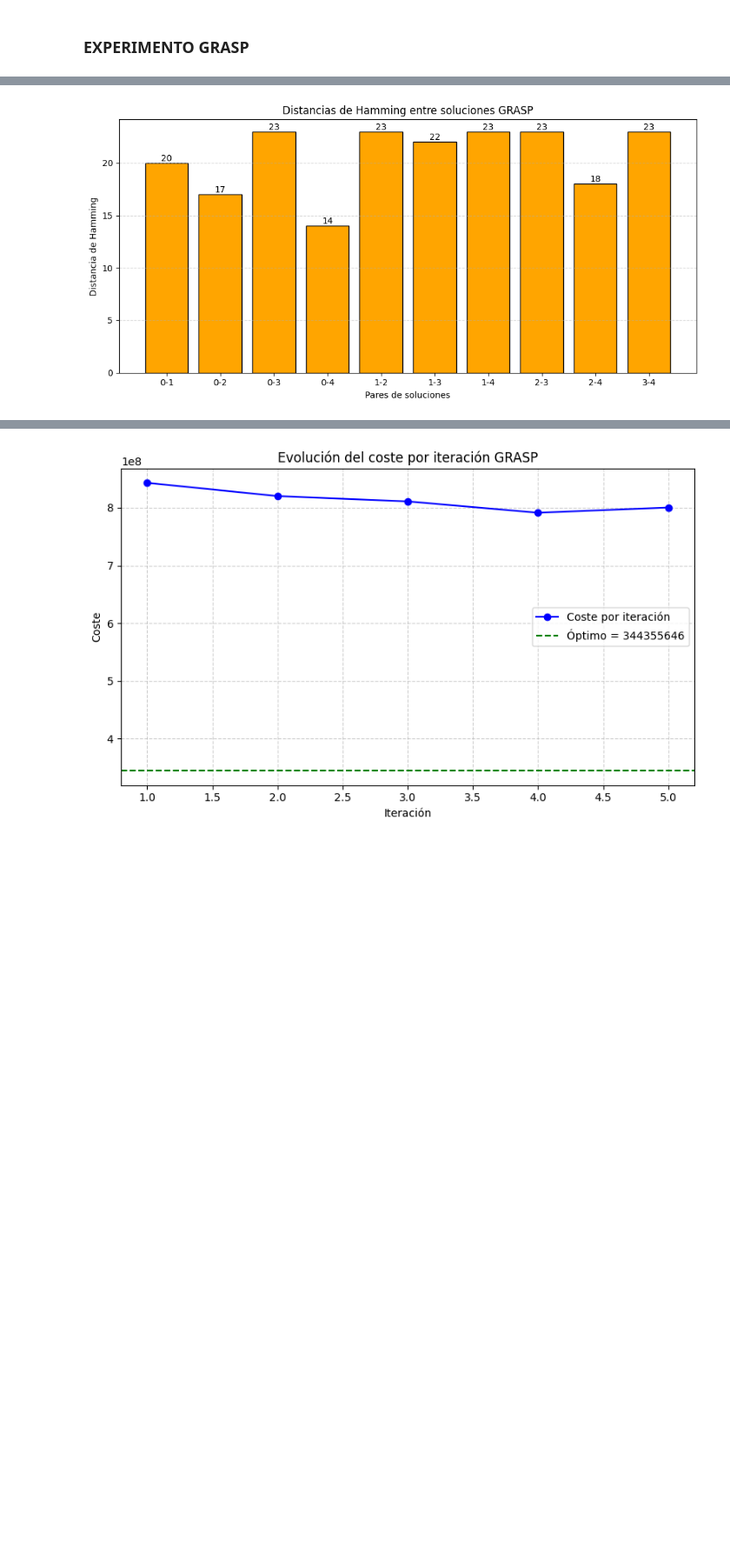
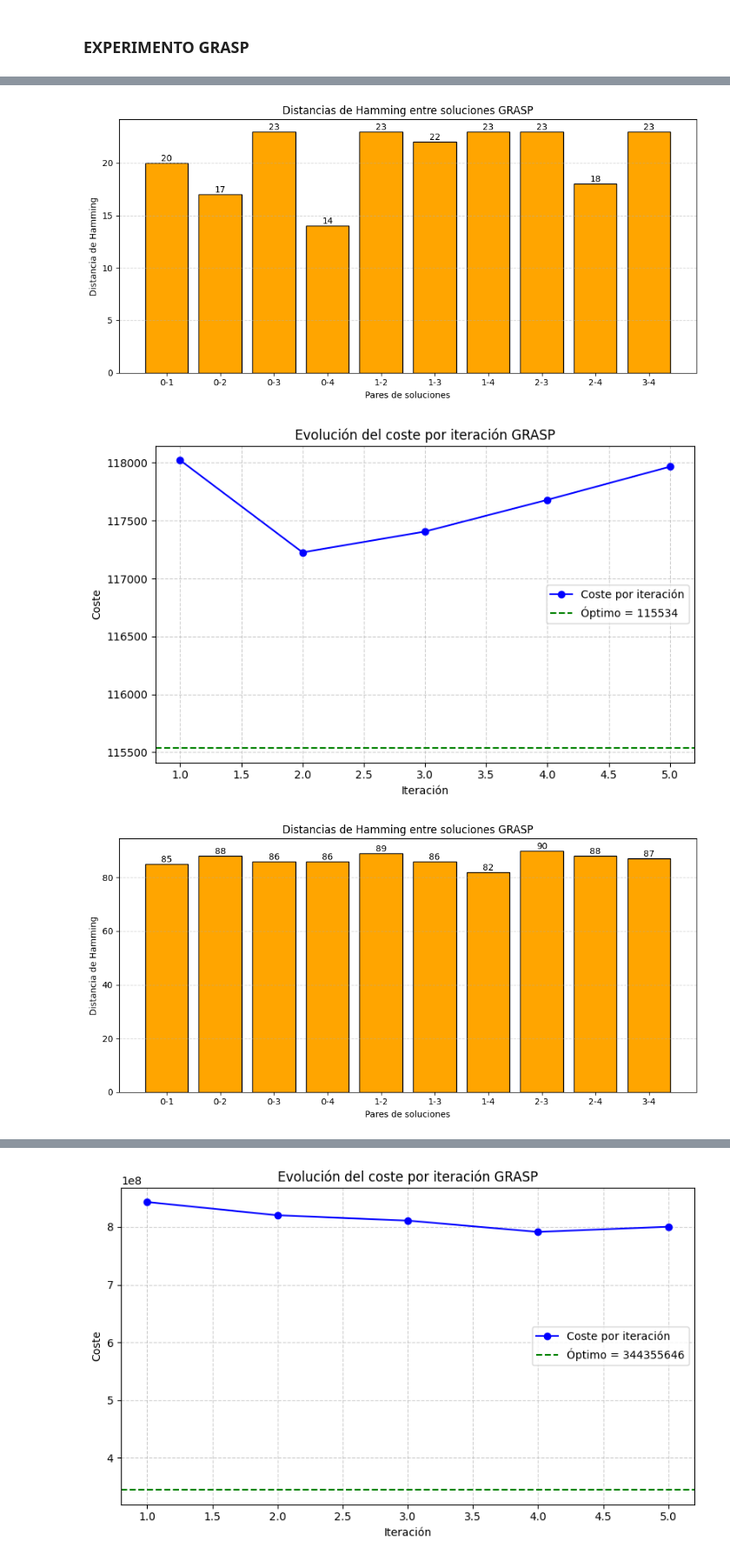
Before and after one commit to pepec0de/Computing-Engineering, a Jupyter notebook: 4Cuarto/Modelos Bioinspirados y Heurísticas de Búsqueda/Practica2/graficas.ipynb, the cells around one changed output, grey strips where cells are left out. Shown at 87% size. Drawn from its saved outputs; the diff is of its cells as text; code cells hidden in the pictures; blank space fills up the shorter version.

```diff
--- a/4Cuarto/Modelos Bioinspirados y Heurísticas de Búsqueda/Practica2/graficas.ipynb
+++ b/4Cuarto/Modelos Bioinspirados y Heurísticas de Búsqueda/Practica2/graficas.ipynb
@@ -421,7 +720,7 @@ sko90 = load_mats("datasets/sko90b.dat")
 tai150 = load_mats("datasets/tai150b.dat")
 GRASP_results = dict()
 # %%
-for d in [sko90]: # Datasets QAP
+for d in [tai25, sko90, tai150]: # Datasets QAP
     n = d['distancia'].shape[0]
     matD = d['distancia']
     matF = d['flujo']
@@ -476,34 +775,36 @@ def plot_distancias_hamming(soluciones_con_valor):
 
     for i in range(n):
         for j in range(i + 1, n):
             d = sum(a != b for a, b in zip(soluciones[i], soluciones[j]))
             distancias.append(d)
             etiquetas.append(f"{i}-{j}")
 
     # Graficar
     plt.figure(figsize=(10, 5))
     plt.bar(etiquetas, distancias, color='orange', edgecolor='black')
     plt.title(f"Distancias de Hamming entre soluciones GRASP")
     plt.xlabel("Pares de soluciones")
     plt.ylabel("Distancia de Hamming")
     plt.grid(axis='y', linestyle='--', alpha=0.5)
 
     # Mostrar valor encima de cada barra
     for i, val in enumerate(distancias):
         plt.text(i, val, str(val), ha='center', va='bottom')
 
     plt.tight_layout()
     plt.show()
 
 optimos = {
     25: 344355646,
     90: 115534,
     150: 498896643
 }
-
-soluciones_valores = GRASP_results[25]['soluciones']
-plot_evolucion_coste(soluciones_valores, optimo=optimos[25])
-plot_distancias_hamming(soluciones_valores)
+for n in [25, 90, 150]:
+    soluciones_valores = GRASP_results[n]['soluciones']
+    plot_evolucion_coste(soluciones_valores, optimo=optimos[n])
+    plot_distancias_hamming(soluciones_valores)
 # %% [output]
 [figure]
 [figure]
+[figure, added]
+[figure, added]
```
Also changed, not shown: parts of 10 cells of this notebook, 2 other files.
